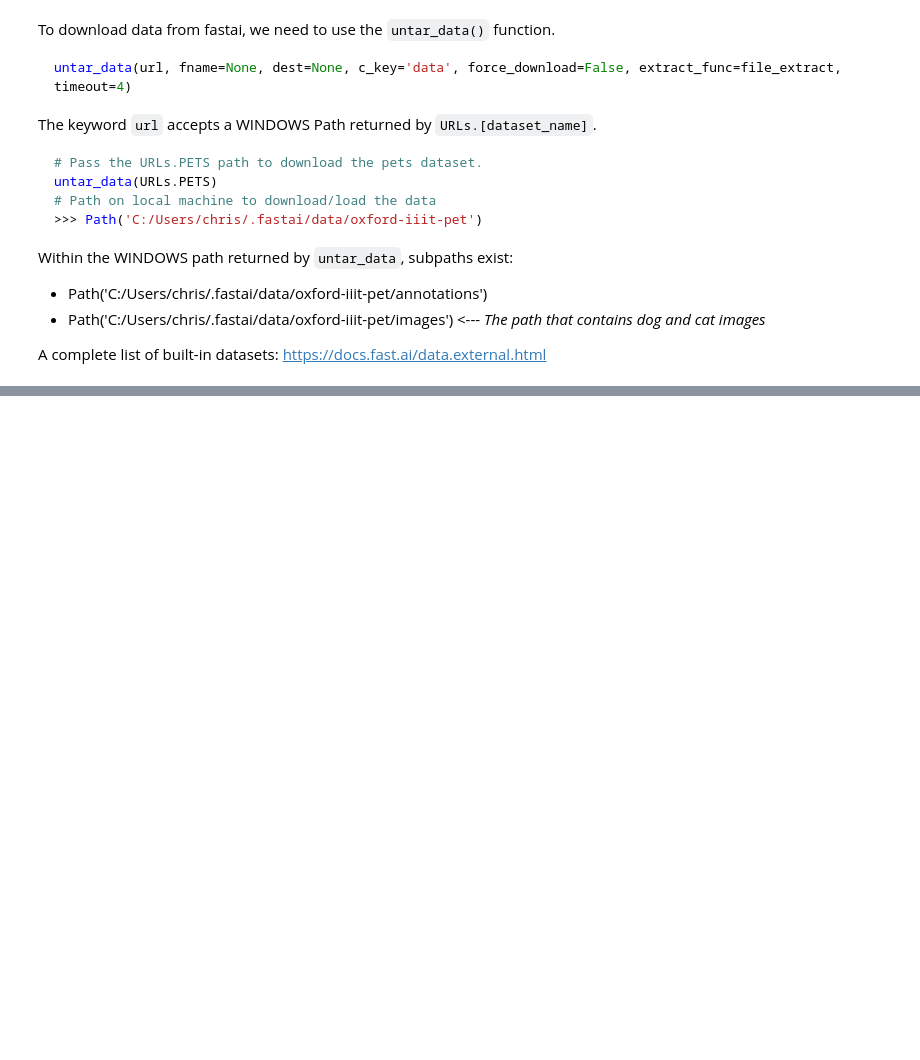
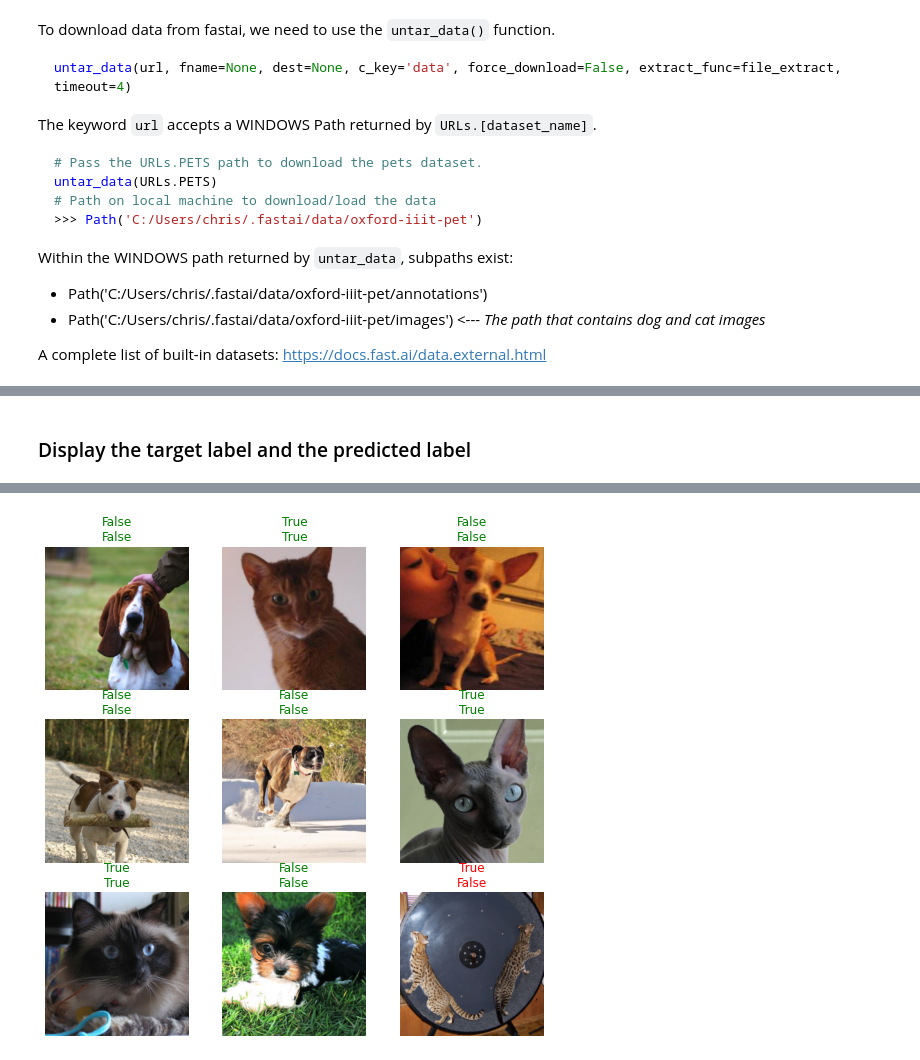
Before and after one commit to Promeos/fastai-pytorch, a Jupyter notebook: pytorch-for-coders/Your_First_Model.ipynb, the cells around one changed output, grey strips where cells are left out. Saved outputs shown, nothing was run; the diff lists cells and outputs as text; code cells hidden in the pictures; blank space fills up the shorter version.

Commit message:
Completed Dog/Cat Simple Classifier using ResNet34 architecture

```diff
--- a/pytorch-for-coders/Your_First_Model.ipynb
+++ b/pytorch-for-coders/Your_First_Model.ipynb
@@ -34,0 +43,3 @@ A complete list of built-in datasets: https://docs.fast.ai/data.external.html
+# %%
+# Create a simple lambda function.
+def is_cat(x): return x[0].isupper()
@@ -66,0 +69,2 @@ learn.fine_tune(2)
+# %%
+learn = cnn_learner(dls, resnet34, metrics=error_rate)
@@ -66,0 +83,7 @@ learn.fine_tune(2)
+# %% [markdown]
+### Display the target label and the predicted label
+# %%
+# Displays 9 randomly selected dog and cat images.
+# True=Cat, False=Dog
+learn.show_results()
+# %% [output]
@@ -66,0 +91 @@ learn.fine_tune(2)
+[figure, added]
```
Also changed, not shown: parts of 9 cells of this notebook.
